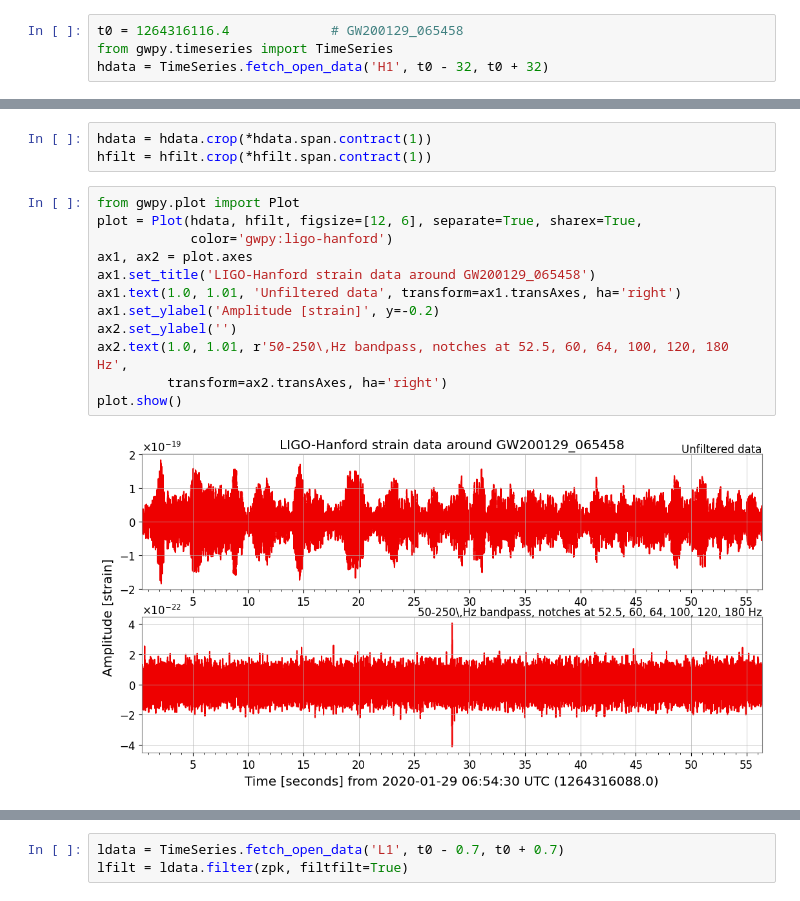
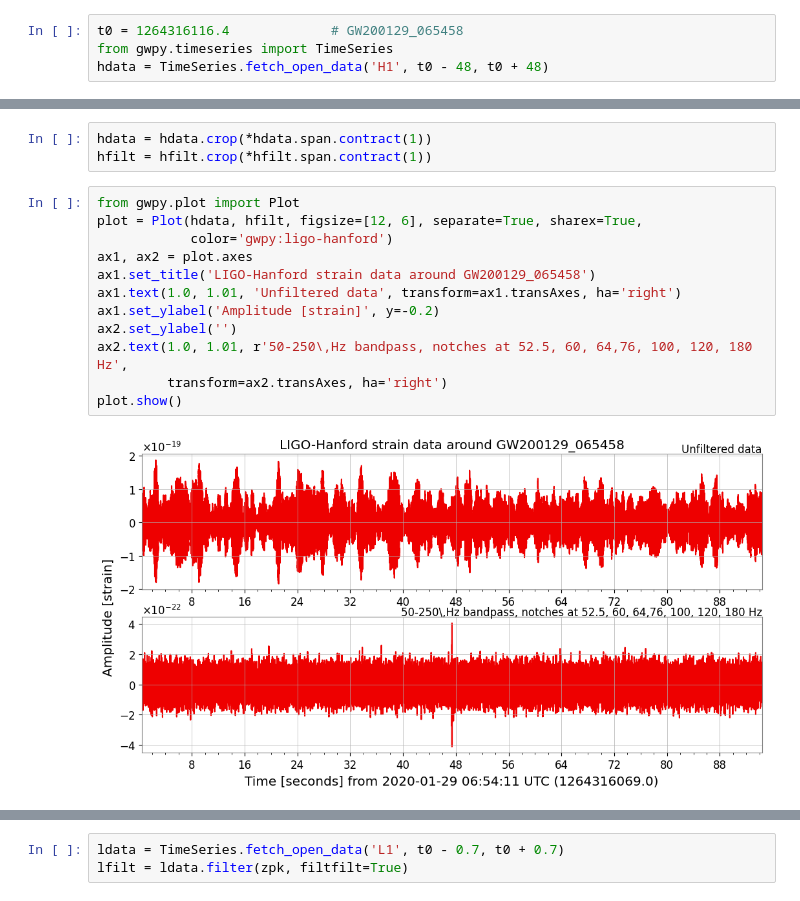
Before and after one commit to kAi3345/Astron, a Jupyter notebook: Untitled4.ipynb, the cells around one changed output, grey strips where cells are left out. Cells and saved outputs as stored; diff of their text form.

```diff
--- a/Untitled4.ipynb
+++ b/Untitled4.ipynb
@@ -23,7 +23,7 @@ Successfully installed dqsegdb2-1.2.1 gwdatafind-1.1.3 gwosc-0.7.1 gwpy-3.0.7 ig
 # %%
 t0 = 1264316116.4             # GW200129_065458
 from gwpy.timeseries import TimeSeries
-hdata = TimeSeries.fetch_open_data('H1', t0 - 32, t0 + 32)
+hdata = TimeSeries.fetch_open_data('H1', t0 - 48, t0 + 48)
 # %%
 import matplotlib.pyplot as plt
 
@@ -59,17 +59,17 @@ hfilt = hfilt.crop(*hfilt.span.contract(1))
 # %%
 from gwpy.plot import Plot
 plot = Plot(hdata, hfilt, figsize=[12, 6], separate=True, sharex=True,
             color='gwpy:ligo-hanford')
 ax1, ax2 = plot.axes
 ax1.set_title('LIGO-Hanford strain data around GW200129_065458')
 ax1.text(1.0, 1.01, 'Unfiltered data', transform=ax1.transAxes, ha='right')
 ax1.set_ylabel('Amplitude [strain]', y=-0.2)
 ax2.set_ylabel('')
-ax2.text(1.0, 1.01, r'50-250\,Hz bandpass, notches at 52.5, 60, 64, 100, 120, 180 Hz',
+ax2.text(1.0, 1.01, r'50-250\,Hz bandpass, notches at 52.5, 60, 64,76, 100, 120, 180 Hz',
          transform=ax2.transAxes, ha='right')
 plot.show()
 # %% [output]
-[figure, old version]
+[figure, new version]
 # %%
 import matplotlib.pyplot as plt
 
```
Also changed, not shown: parts of 7 cells of this notebook.
